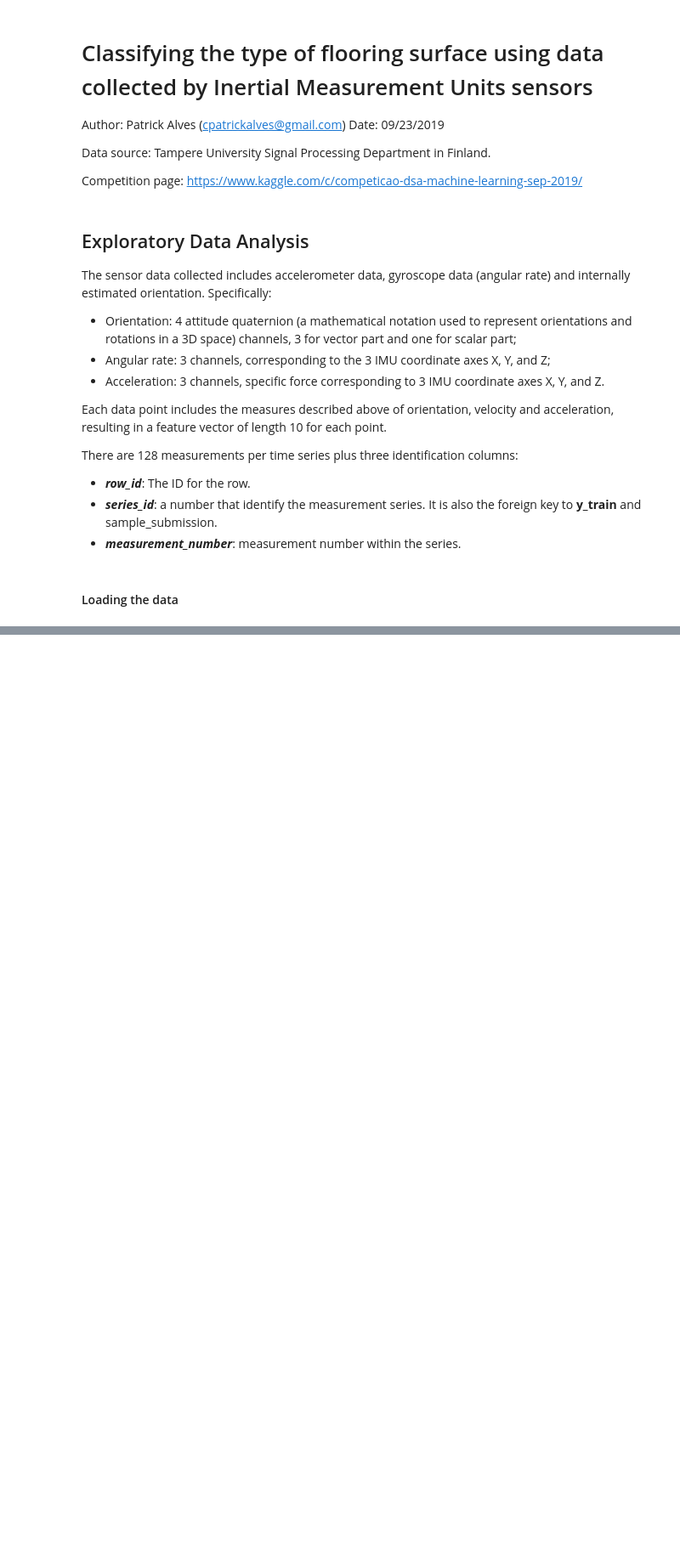
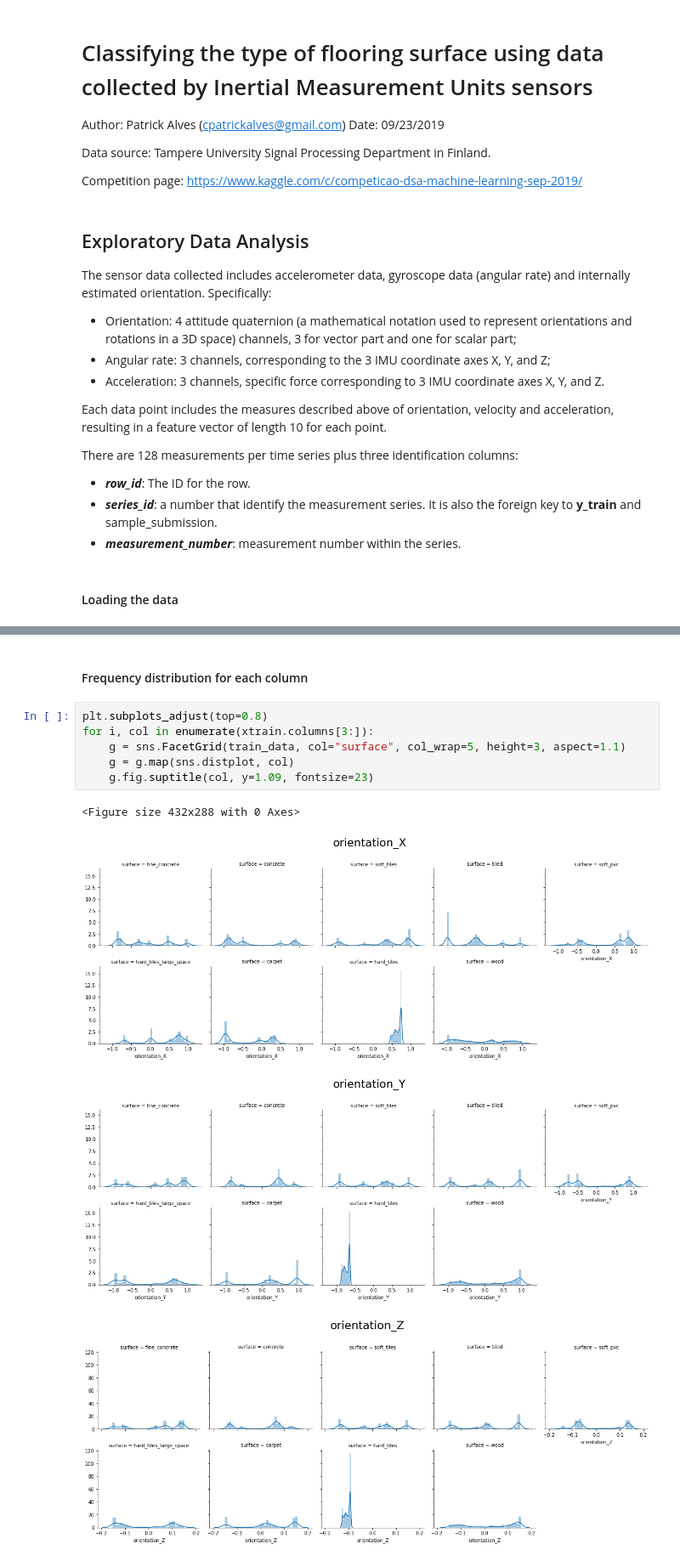
Before and after one commit to cpatrickalves/kaggle-dsa-set19, a Jupyter notebook: kernel.ipynb, the cells around one changed output, grey strips where cells are left out. Shown: that part at 85% size. Drawn from its saved outputs; the diff is of its cells as text; blank space fills up the shorter version.

```diff
--- a/kernel.ipynb
+++ b/kernel.ipynb
@@ -82,0 +120,13 @@ Most of the samples are for the concrete surface. The *hard_tiles* has only 21 s
+# %% [markdown]
+#### Frequency distribution for each column
+# %%
+plt.subplots_adjust(top=0.8)
+for i, col in enumerate(xtrain.columns[3:]):
+    g = sns.FacetGrid(train_data, col="surface", col_wrap=5, height=3, aspect=1.1)
+    g = g.map(sns.distplot, col)
+    g.fig.suptitle(col, y=1.09, fontsize=23)
+# %% [output]
+<Figure size 432x288 with 0 Axes>
+[figure, added]
+[figure, added]
+[figure, added]
```
Also changed, not shown: parts of 33 cells of this notebook.
